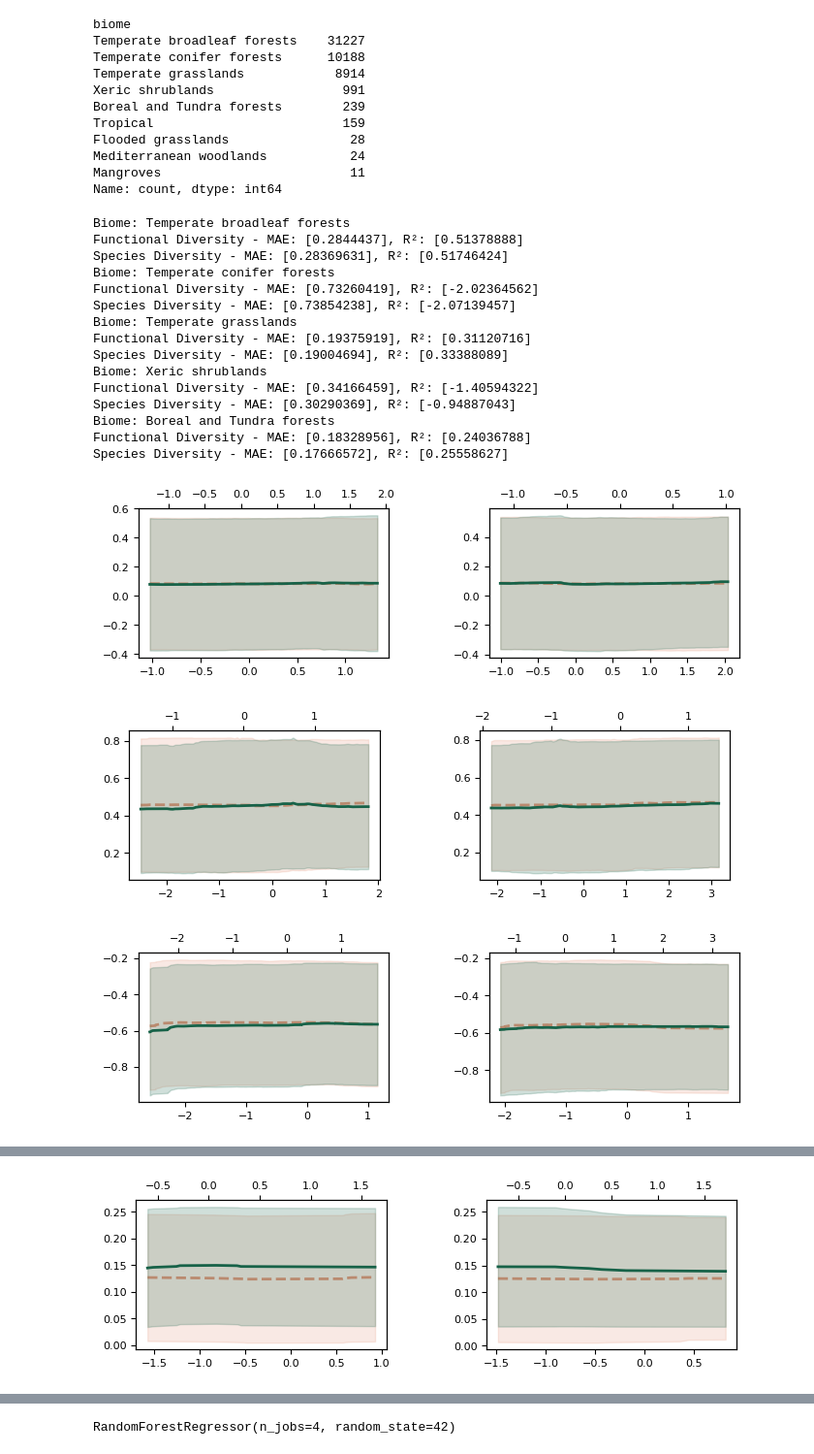
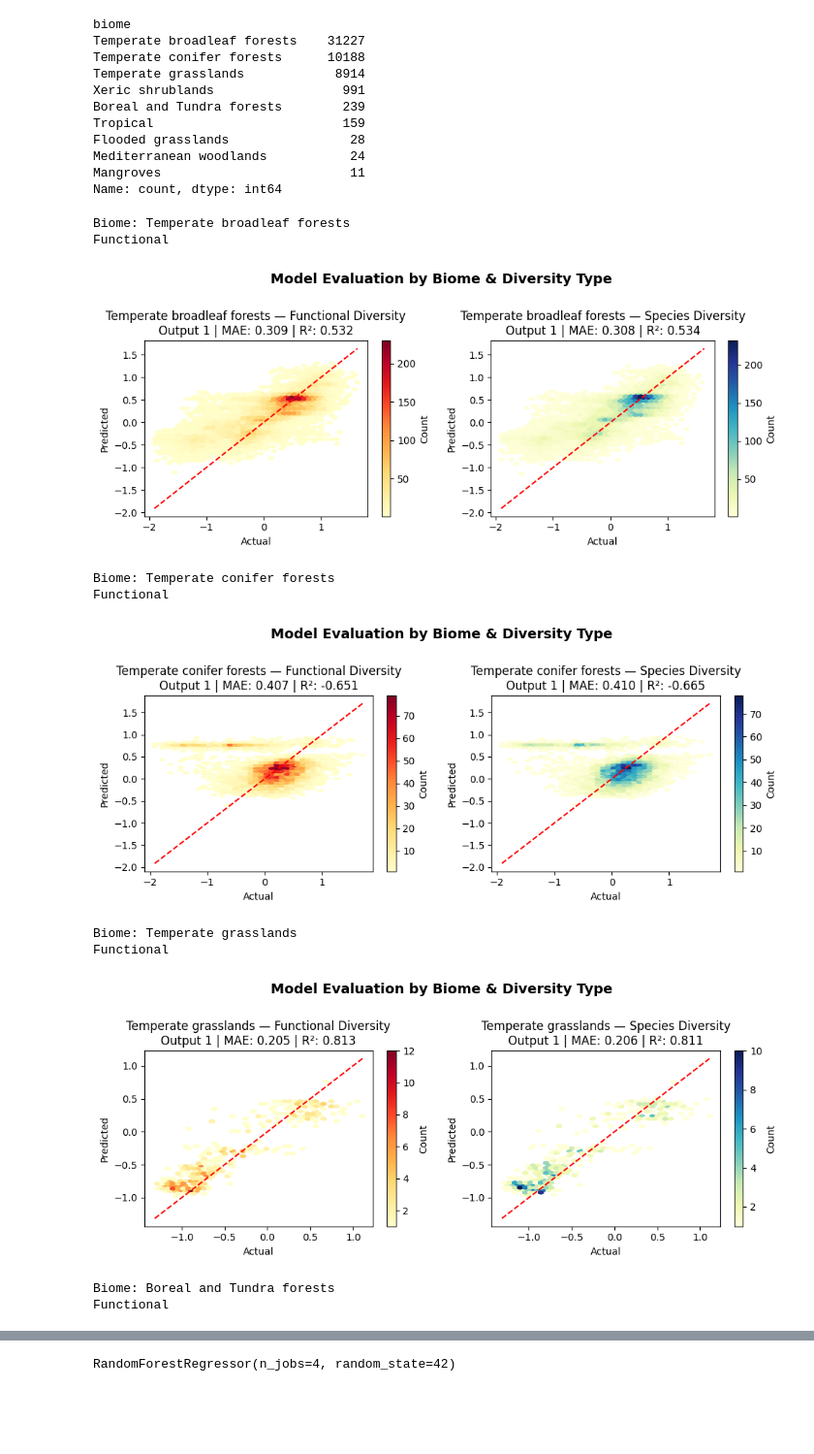
Before and after one commit to qiulinlx/FD_Stability, a Jupyter notebook: eval_notebook2.ipynb, the cells around one changed output, grey strips where cells are left out. Shown at 97% size. Drawn from its saved outputs; the diff is of its cells as text; code cells hidden in the pictures; blank space fills up the shorter version.

```diff
--- a/eval_notebook2.ipynb
+++ b/eval_notebook2.ipynb
@@ -281,6 +380,6 @@ Mangroves                         11
 Name: count, dtype: int64
 # %%
 biomes_list=['Temperate broadleaf forests','Temperate conifer forests',
-            'Temperate grasslands', 'Xeric shrublands', 'Boreal and Tundra forests' ]
+            'Temperate grasslands', 'Boreal and Tundra forests' ]
 
 # biomes_list=['Boreal and Tundra forests']
@@ -290,41 +435,35 @@ from scipy.ndimage import gaussian_filter1d
 # %%
 for biome in biomes_list:
     print(f"Biome: {biome}")
-    fX_train, fy_train, fX_test, fy_test = train_test_split(fbiome_dfs[biome], random_key=42, test_size=0.2)
-    sX_train, sy_train, sX_test, sy_test = train_test_split(sbiome_dfs[biome], random_key=42, test_size=0.2)
+    fX_train, fy_train, fX_test, fy_test = train_test_split(fbiome_dfs[biome], random_key=27, test_size=0.4)
+    sX_train, sy_train, sX_test, sy_test = train_test_split(sbiome_dfs[biome], random_key=27, test_size=0.4)
 
-    fd_reg = RandomForestRegressor(random_state=42, n_jobs=4)
-    sd_reg = RandomForestRegressor(random_state=42, n_jobs=4)
+    print('Functional ')
+    fmodel, mae, r2 = train_rf_cv(fX_train, fy_train, n_splits=10)
+    smodel, mae_s, r2_s = train_rf_cv(sX_train, sy_train, n_splits=10)
+    models_info = [
+    {'model': fmodel, 'X_test': fX_test, 'y_test': fy_test, 'biome': biome, 'type': 'Functional Diversity'},
+    {'model': smodel, 'X_test': sX_test, 'y_test': sy_test, 'biome': biome, 'type': 'Species Diversity'},
+    ]
 
-    fd_reg.fit(fX_train, fy_train)
-    sd_reg.fit(sX_train, sy_train)
+    quick_eval_combined(models_info)
 
-    fd_mae, fd_r2 = quick_eval(fd_reg, fX_test, fy_test)
-    sd_mae, sd_r2 = quick_eval(sd_reg, sX_test, sy_test)
+    # print(f"Functional Diversity - MAE: {fd_mae}, R²: {fd_r2}")
+    # print(f"Species Diversity - MAE: {sd_mae}, R²: {sd_r2}")
 
-    print(f"Functional Diversity - MAE: {fd_mae}, R²: {fd_r2}")
-    print(f"Species Diversity - MAE: {sd_mae}, R²: {sd_r2}")
-
-    diversity_vars_f = ['Raos_Q', 'Functional_Evenness']
-    diversity_vars_s = ["Simpson's Index", 'Shannon Diversity']
-    plot_name = f"results/pdp_{biome.replace(' ', '_')}.png"
-    plot_pdp(diversity_vars_f, diversity_vars_s, fd_reg, sd_reg, fX_test, sX_test, plot_name)
+    # diversity_vars_f = ['Raos_Q', 'Functional_Evenness']
+    # diversity_vars_s = ["Simpson's Index", 'Shannon Diversity']
+    # plot_name = f"results/pdp_{biome.replace(' ', '_')}.png"
+    # plot_pdp(diversity_vars_f, diversity_vars_s, fd_reg, sd_reg, fX_test, sX_test, plot_name)
 # %% [output]
 Biome: Temperate broadleaf forests
-Functional Diversity - MAE: [0.2844437], R²: [0.51378888]
-Species Diversity - MAE: [0.28369631], R²: [0.51746424]
-Biome: Temperate conifer forests
-Functional Diversity - MAE: [0.73260419], R²: [-2.02364562]
-Species Diversity - MAE: [0.73854238], R²: [-2.07139457]
-Biome: Temperate grasslands
-Functional Diversity - MAE: [0.19375919], R²: [0.31120716]
-Species Diversity - MAE: [0.19004694], R²: [0.33388089]
-Biome: Xeric shrublands
-Functional Diversity - MAE: [0.34166459], R²: [-1.40594322]
-Species Diversity - MAE: [0.30290369], R²: [-0.94887043]
-Biome: Boreal and Tundra forests
-Functional Diversity - MAE: [0.18328956], R²: [0.24036788]
-Species Diversity - MAE: [0.17666572], R²: [0.25558627]
+Functional
-[figure, old version]
+[figure, new version]
+Biome: Temperate conifer forests
+Functional
-[figure, old version]
+[figure, new version]
+Biome: Temperate grasslands
+Functional
-[figure, old version]
+[figure, new version]
+Biome: Boreal and Tundra forests
+Functional
@@ -332,2 +471 @@ Species Diversity - MAE: [0.17666572], R²: [0.25558627]
-[figure, removed]
 # %%
```
Also changed, not shown: parts of 41 cells of this notebook, 11 other files.
